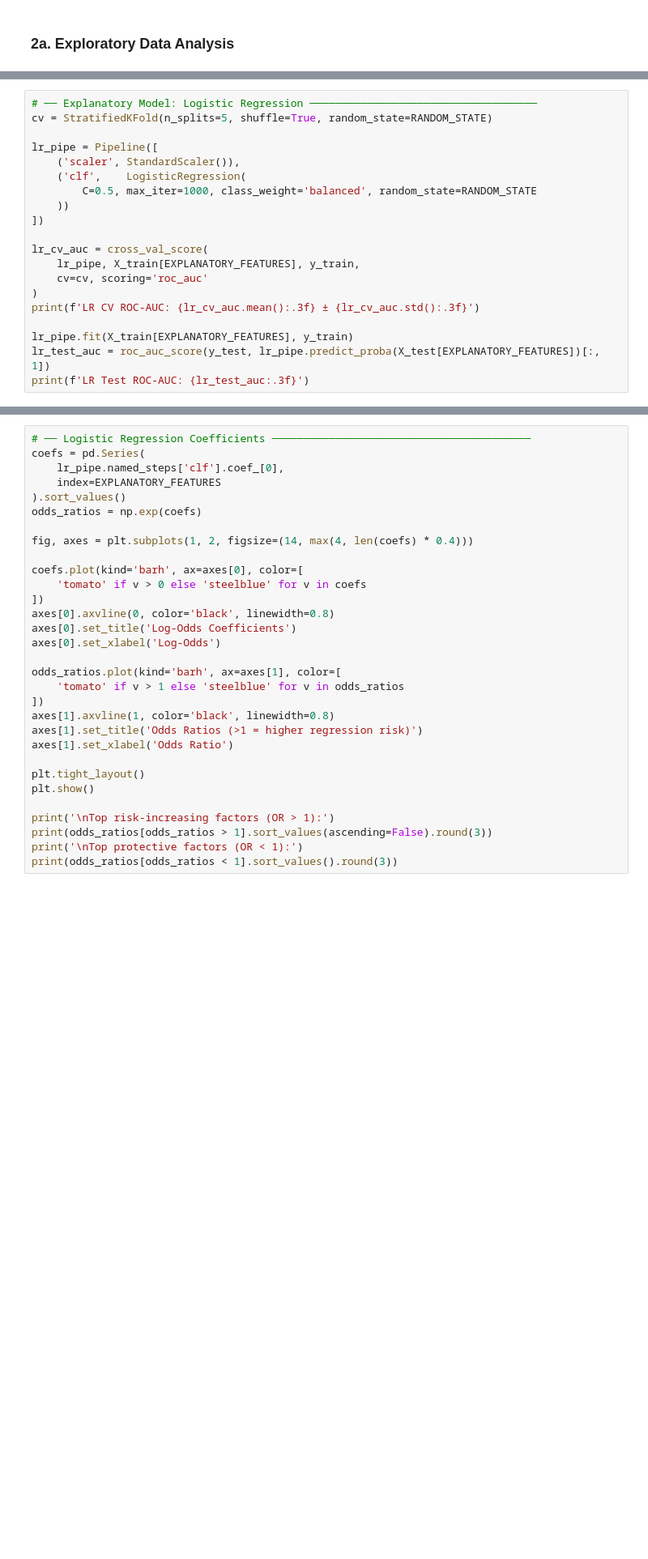
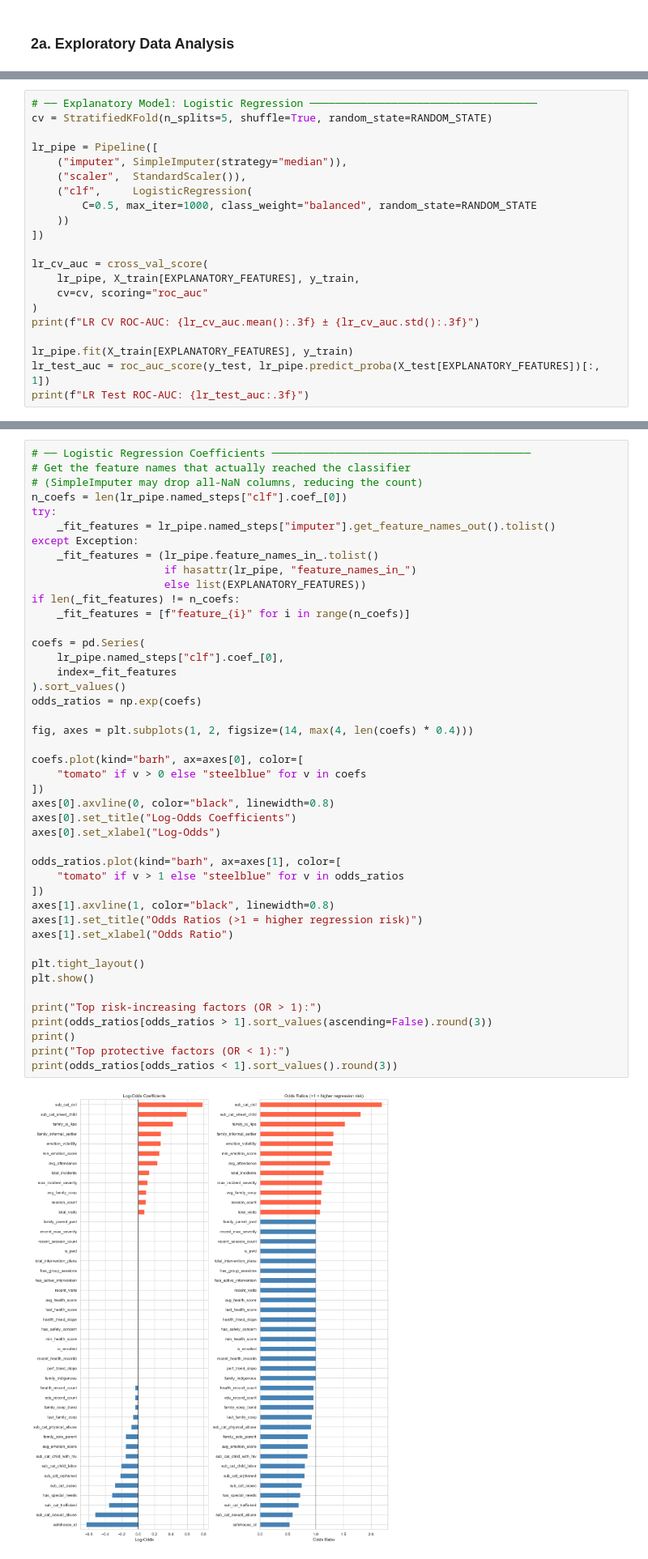
Before and after one commit to jacksonmstone/BrightHut, a Jupyter notebook: ml-pipelines/resident-regression-risk.ipynb, the cells around one changed output, grey strips where cells are left out. Shown at 81% size. Cells and saved outputs as stored; diff of their text form; blank space fills up the shorter version.

```diff
--- a/ml-pipelines/resident-regression-risk.ipynb
+++ b/ml-pipelines/resident-regression-risk.ipynb
@@ -817,18 +1063,19 @@ print(f'Train regression rate: {y_train.mean():.1%}  |  Test regression rate: {y
 cv = StratifiedKFold(n_splits=5, shuffle=True, random_state=RANDOM_STATE)
 
 lr_pipe = Pipeline([
-    ('scaler', StandardScaler()),
-    ('clf',    LogisticRegression(
-        C=0.5, max_iter=1000, class_weight='balanced', random_state=RANDOM_STATE
+    ("imputer", SimpleImputer(strategy="median")),
+    ("scaler",  StandardScaler()),
+    ("clf",     LogisticRegression(
+        C=0.5, max_iter=1000, class_weight="balanced", random_state=RANDOM_STATE
     ))
 ])
 
 lr_cv_auc = cross_val_score(
     lr_pipe, X_train[EXPLANATORY_FEATURES], y_train,
-    cv=cv, scoring='roc_auc'
+    cv=cv, scoring="roc_auc"
 )
-print(f'LR CV ROC-AUC: {lr_cv_auc.mean():.3f} ± {lr_cv_auc.std():.3f}')
+print(f"LR CV ROC-AUC: {lr_cv_auc.mean():.3f} ± {lr_cv_auc.std():.3f}")
 
 lr_pipe.fit(X_train[EXPLANATORY_FEATURES], y_train)
 lr_test_auc = roc_auc_score(y_test, lr_pipe.predict_proba(X_test[EXPLANATORY_FEATURES])[:, 1])
-print(f'LR Test ROC-AUC: {lr_test_auc:.3f}')
+print(f"LR Test ROC-AUC: {lr_test_auc:.3f}")
@@ -835,31 +1085,46 @@ print(f'LR Test ROC-AUC: {lr_test_auc:.3f}')
 # %%
 # ── Logistic Regression Coefficients ─────────────────────────────────────────
+# Get the feature names that actually reached the classifier
+# (SimpleImputer may drop all-NaN columns, reducing the count)
+n_coefs = len(lr_pipe.named_steps["clf"].coef_[0])
+try:
+    _fit_features = lr_pipe.named_steps["imputer"].get_feature_names_out().tolist()
+except Exception:
+    _fit_features = (lr_pipe.feature_names_in_.tolist()
+                     if hasattr(lr_pipe, "feature_names_in_")
+                     else list(EXPLANATORY_FEATURES))
+if len(_fit_features) != n_coefs:
+    _fit_features = [f"feature_{i}" for i in range(n_coefs)]
+
 coefs = pd.Series(
-    lr_pipe.named_steps['clf'].coef_[0],
-    index=EXPLANATORY_FEATURES
+    lr_pipe.named_steps["clf"].coef_[0],
+    index=_fit_features
 ).sort_values()
 odds_ratios = np.exp(coefs)
 
 fig, axes = plt.subplots(1, 2, figsize=(14, max(4, len(coefs) * 0.4)))
 
-coefs.plot(kind='barh', ax=axes[0], color=[
-    'tomato' if v > 0 else 'steelblue' for v in coefs
+coefs.plot(kind="barh", ax=axes[0], color=[
+    "tomato" if v > 0 else "steelblue" for v in coefs
 ])
-axes[0].axvline(0, color='black', linewidth=0.8)
-axes[0].set_title('Log-Odds Coefficients')
-axes[0].set_xlabel('Log-Odds')
+axes[0].axvline(0, color="black", linewidth=0.8)
+axes[0].set_title("Log-Odds Coefficients")
+axes[0].set_xlabel("Log-Odds")
 
-odds_ratios.plot(kind='barh', ax=axes[1], color=[
-    'tomato' if v > 1 else 'steelblue' for v in odds_ratios
+odds_ratios.plot(kind="barh", ax=axes[1], color=[
+    "tomato" if v > 1 else "steelblue" for v in odds_ratios
 ])
-axes[1].axvline(1, color='black', linewidth=0.8)
-axes[1].set_title('Odds Ratios (>1 = higher regression risk)')
-axes[1].set_xlabel('Odds Ratio')
+axes[1].axvline(1, color="black", linewidth=0.8)
+axes[1].set_title("Odds Ratios (>1 = higher regression risk)")
+axes[1].set_xlabel("Odds Ratio")
 
 plt.tight_layout()
 plt.show()
 
-print('\nTop risk-increasing factors (OR > 1):')
+print("Top risk-increasing factors (OR > 1):")
 print(odds_ratios[odds_ratios > 1].sort_values(ascending=False).round(3))
-print('\nTop protective factors (OR < 1):')
+print()
+print("Top protective factors (OR < 1):")
 print(odds_ratios[odds_ratios < 1].sort_values().round(3))
+# %% [output]
+[figure, added]
```
Also changed, not shown: parts of 40 cells of this notebook, 14 other files.
